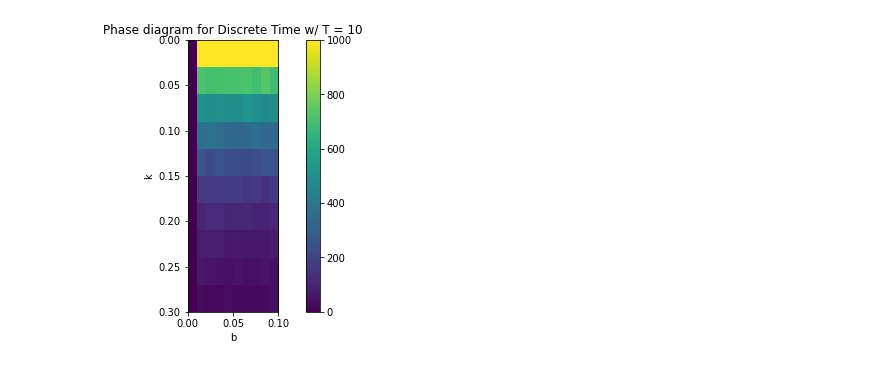
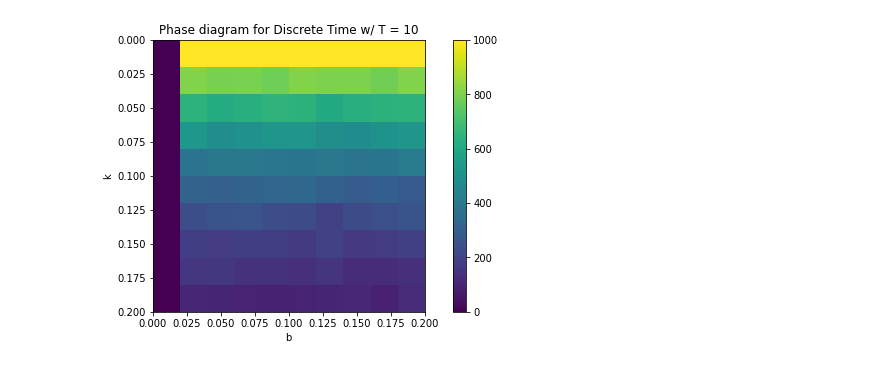
Before and after one commit to caam37830/project-group-1, a Jupyter notebook: scripts/discrete.ipynb, the cells around one changed output. Saved outputs shown, nothing was run; the diff lists cells and outputs as text; code cells hidden in the pictures.

```diff
--- a/scripts/discrete.ipynb
+++ b/scripts/discrete.ipynb
@@ -65,18 +61,18 @@ plt.show()
 # %%
 # Phase Diagram Code
-bs = np.linspace(0, 0.1, 10)
-ks = np.linspace(0, 0.3, 10)
+bs = np.linspace(0, 0.2, 10)
+ks = np.linspace(0, 0.2, 10)
 
 cts = np.zeros((len(bs), len(ks))) # create matrix of zeros
 for i, k in enumerate(ks):
     for j, b in enumerate(bs):
         cts[i,j] = run_simulation_phase(b, k, T=10) # assign counts of infected to each element
 plt.figure(figsize=(10,5))
 plt.imshow(cts, extent=[np.min(bs), np.max(bs), np.max(ks), np.min(ks)])
 plt.colorbar()
 plt.xlabel('b')
 plt.ylabel('k')
 plt.title('Phase diagram for Discrete Time w/ T = 10')
 plt.show()
 # %% [output]
-[figure, old version]
+[figure, new version]
```
Also changed, not shown: parts of 5 cells of this notebook, 5 other files.
